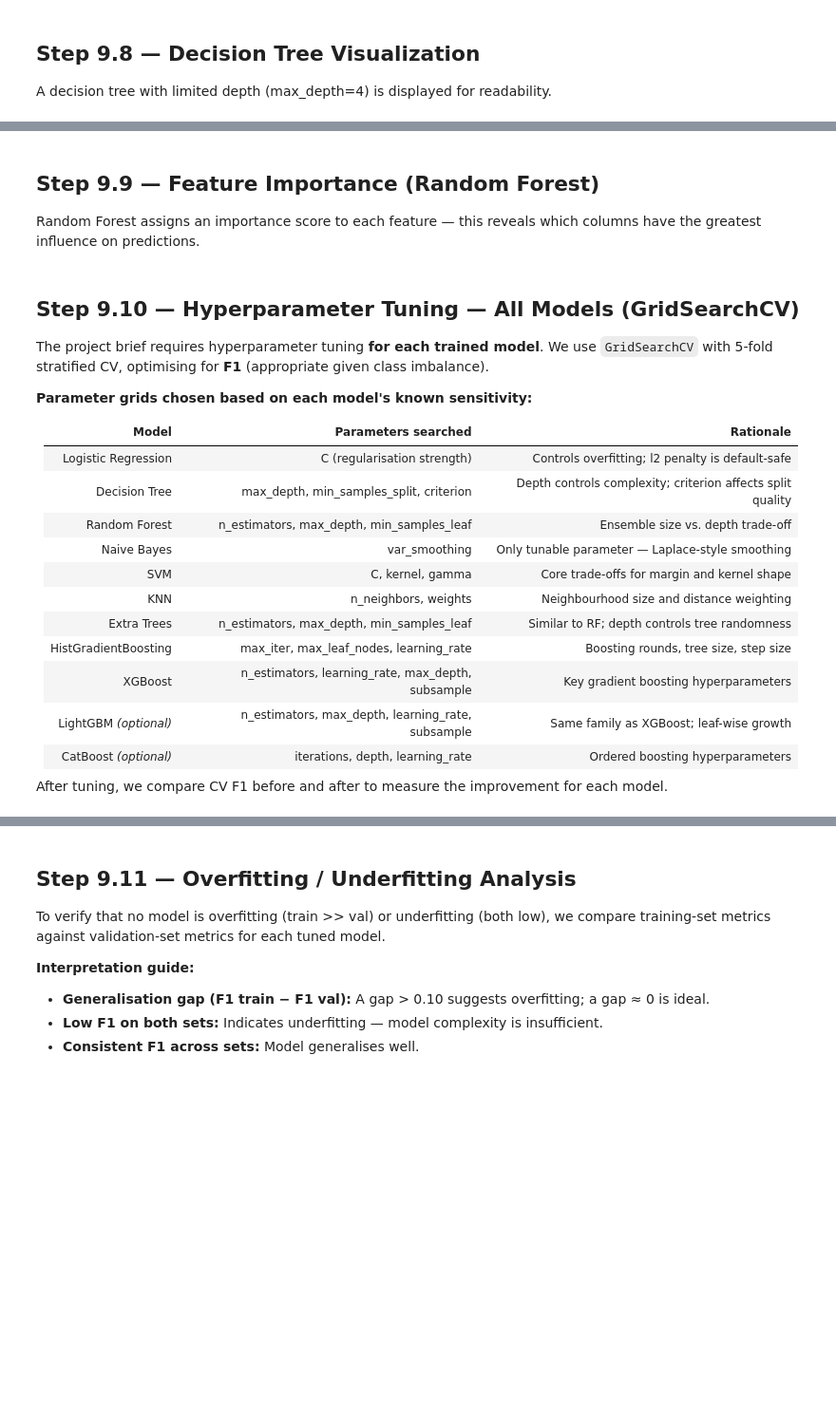
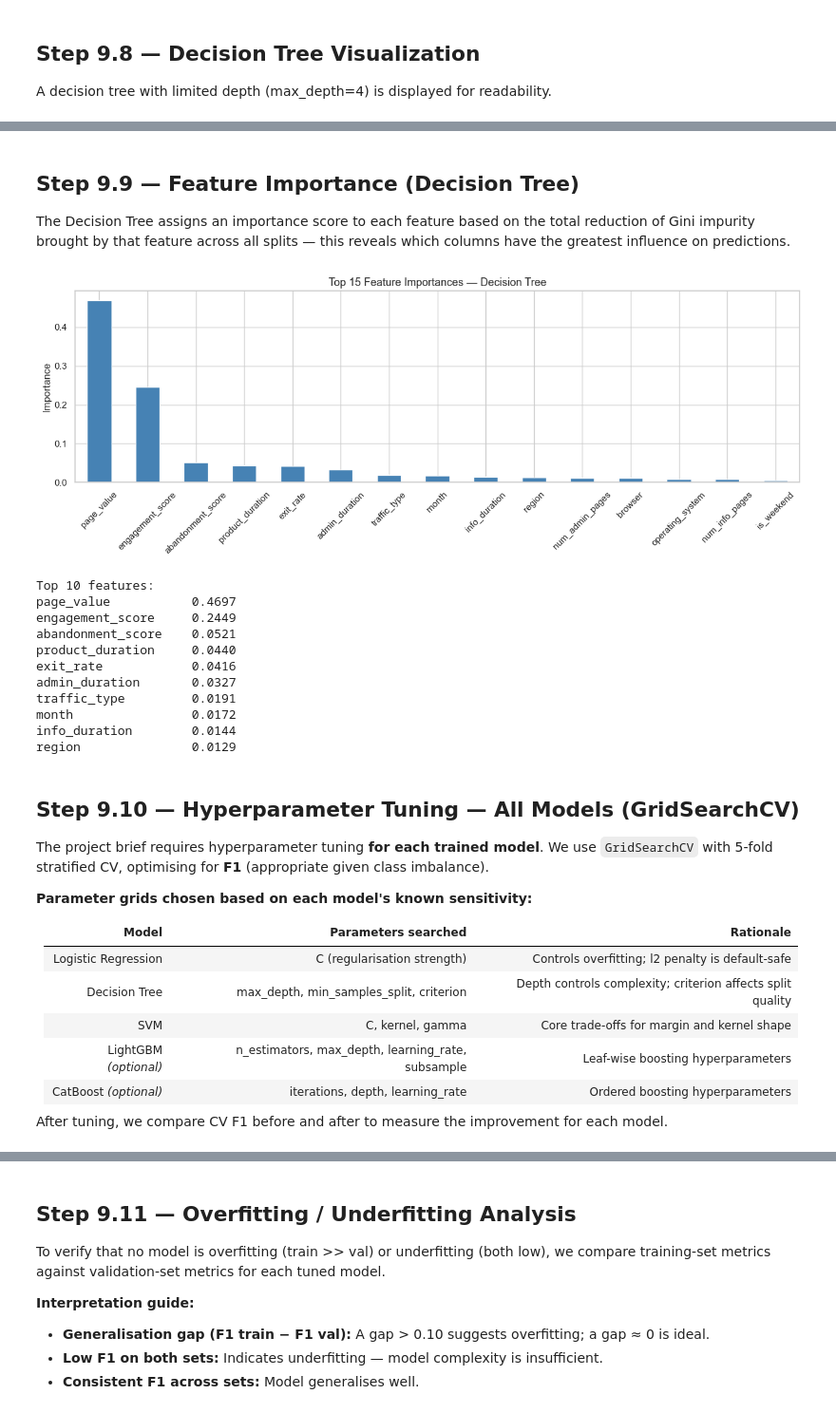
Before and after one commit to NoamFrei/DMDV_Final_Project, a Jupyter notebook: Classification_Section9_improved.ipynb, the cells around one changed output, grey strips where cells are left out. Shown at 95% size. Drawn from its saved outputs; the diff is of its cells as text; code cells hidden in the pictures; blank space fills up the shorter version.

```diff
--- a/Classification_Section9_improved.ipynb
+++ b/Classification_Section9_improved.ipynb
@@ -554,25 +541,39 @@ print(f'Val   accuracy (depth=4): {dt_vis.score(X_val, y_val):.3f}')
 # %% [markdown]
-## Step 9.9 — Feature Importance (Random Forest)
+## Step 9.9 — Feature Importance (Decision Tree)
 
-Random Forest assigns an importance score to each feature — this reveals which columns have the greatest influence on predictions.
+The Decision Tree assigns an importance score to each feature based on the total reduction of Gini impurity brought by that feature across all splits — this reveals which columns have the greatest influence on predictions.
 # %%
-rf_model = models['Random Forest']
+dt_model = models['Decision Tree']
+dt_model.fit(X_train_full, y_train_full)
 
 feat_imp = (
-    pd.Series(rf_model.feature_importances_, index=X_train.columns)
+    pd.Series(dt_model.feature_importances_, index=X_train_full.columns)
     .sort_values(ascending=False)
 )
 
 fig, ax = plt.subplots(figsize=(13, 5))
 feat_imp.head(15).plot(kind='bar', ax=ax, color='steelblue', edgecolor='white')
-ax.set_title('Top 15 Feature Importances — Random Forest', fontsize=13)
+ax.set_title('Top 15 Feature Importances — Decision Tree', fontsize=13)
 ax.set_ylabel('Importance')
 ax.tick_params(axis='x', rotation=45)
 plt.tight_layout()
 plt.show()
 
 print('Top 10 features:')
 print(feat_imp.head(10).round(4).to_string())
+# %% [output]
+[figure, added]
+Top 10 features:
+page_value           0.4697
+engagement_score     0.2449
+abandonment_score    0.0521
+product_duration     0.0440
+exit_rate            0.0416
+admin_duration       0.0327
+traffic_type         0.0191
+month                0.0172
+info_duration        0.0144
+region               0.0129
 # %% [markdown]
 ## Step 9.10 — Hyperparameter Tuning — All Models (GridSearchCV)
 
@@ -584,14 +585,8 @@ The project brief requires hyperparameter tuning **for each trained model**. We
 |---|---|---|
 | Logistic Regression | C (regularisation strength) | Controls overfitting; l2 penalty is default-safe |
 | Decision Tree | max_depth, min_samples_split, criterion | Depth controls complexity; criterion affects split quality |
-| Random Forest | n_estimators, max_depth, min_samples_leaf | Ensemble size vs. depth trade-off |
-| Naive Bayes | var_smoothing | Only tunable parameter — Laplace-style smoothing |
 | SVM | C, kernel, gamma | Core trade-offs for margin and kernel shape |
-| KNN | n_neighbors, weights | Neighbourhood size and distance weighting |
-| Extra Trees | n_estimators, max_depth, min_samples_leaf | Similar to RF; depth controls tree randomness |
-| HistGradientBoosting | max_iter, max_leaf_nodes, learning_rate | Boosting rounds, tree size, step size |
-| XGBoost | n_estimators, learning_rate, max_depth, subsample | Key gradient boosting hyperparameters |
-| LightGBM *(optional)* | n_estimators, max_depth, learning_rate, subsample | Same family as XGBoost; leaf-wise growth |
+| LightGBM *(optional)* | n_estimators, max_depth, learning_rate, subsample | Leaf-wise boosting hyperparameters |
 | CatBoost *(optional)* | iterations, depth, learning_rate | Ordered boosting hyperparameters |
 
 After tuning, we compare CV F1 before and after to measure the improvement for each model.
```
Also changed, not shown: parts of 33 cells of this notebook, 1 other file.
